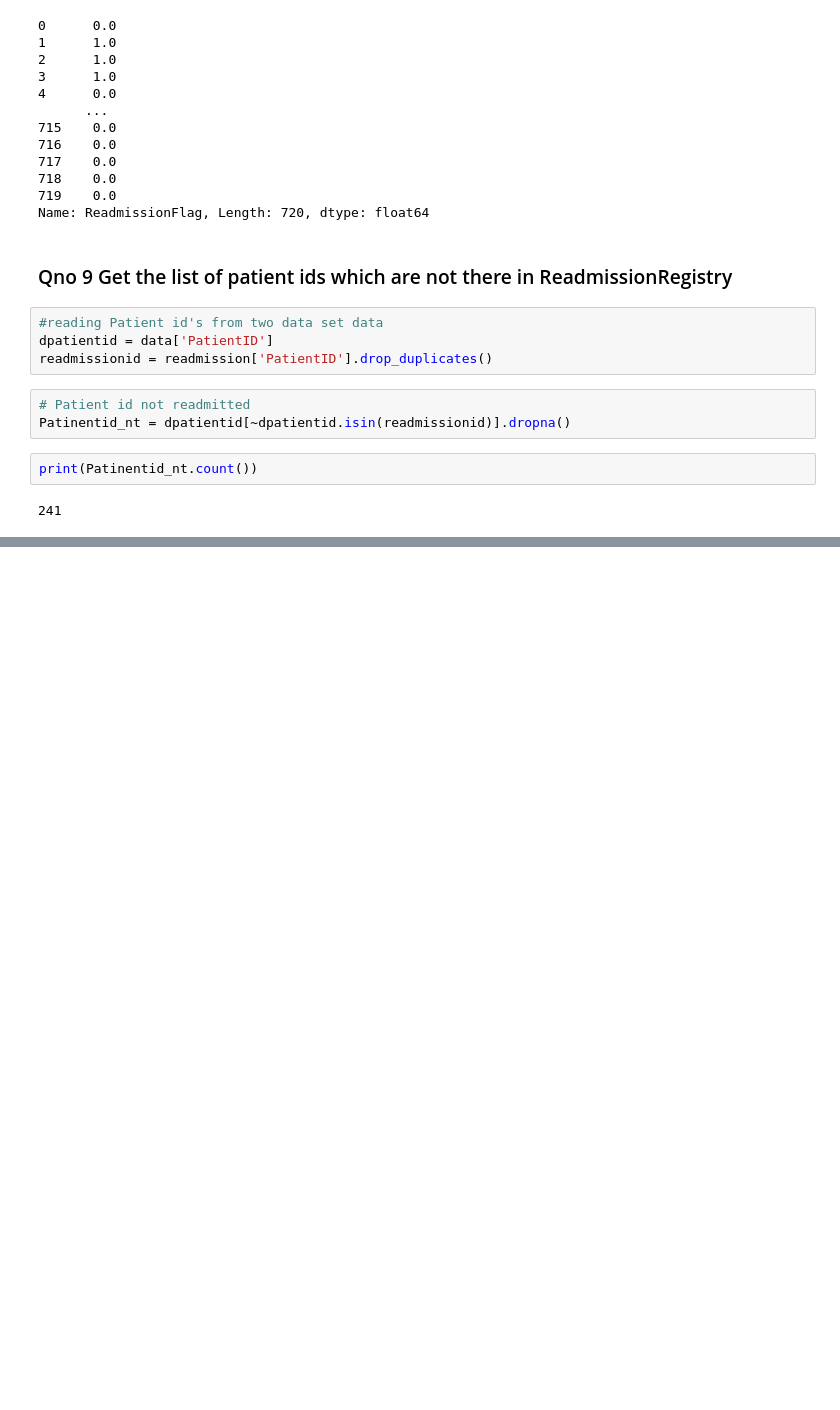
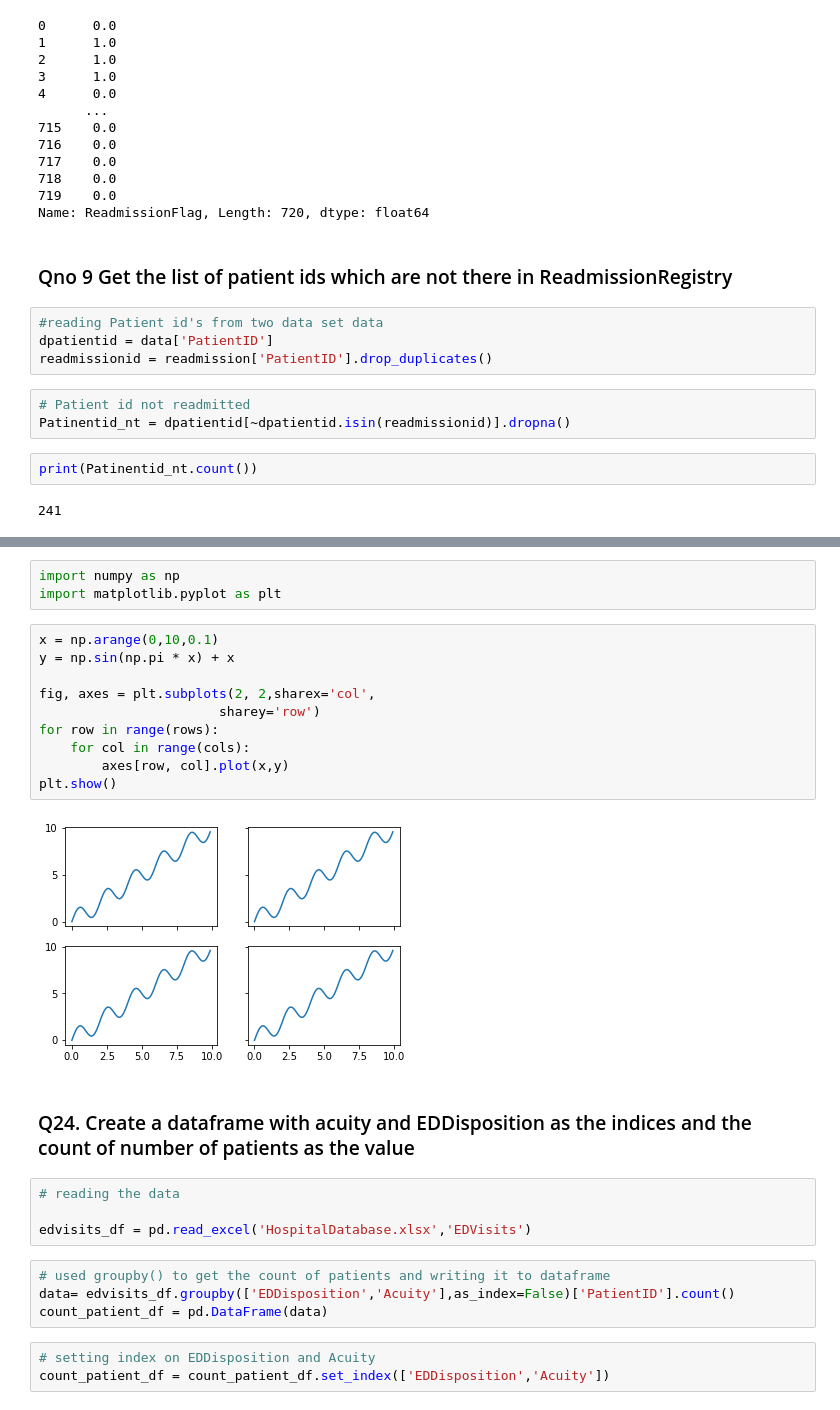
Before and after one commit to sita47/BuddingNinjas_PythonHackathon, a Jupyter notebook: kkpythonhackathon-checkpoint.ipynb, the cells around one changed output, grey strips where cells are left out. Saved outputs shown, nothing was run; the diff lists cells and outputs as text; blank space fills up the shorter version.

```diff
--- a/kkpythonhackathon-checkpoint.ipynb
+++ b/kkpythonhackathon-checkpoint.ipynb
@@ -148,0 +207,28 @@ Name: PatientID, Length: 241, dtype: int64
+# %%
+import numpy as np
+import matplotlib.pyplot as plt
+# %%
+x = np.arange(0,10,0.1)
+y = np.sin(np.pi * x) + x
+
+fig, axes = plt.subplots(2, 2,sharex='col',
+                       sharey='row')
+for row in range(rows):
+    for col in range(cols):
+        axes[row, col].plot(x,y)
+plt.show()
+# %% [output]
+[figure, added]
+# %% [markdown]
+### Q24. Create a dataframe with acuity and EDDisposition as the indices and the count of number of patients as the value
+# %%
+# reading the data
+
+edvisits_df = pd.read_excel('HospitalDatabase.xlsx','EDVisits')
+# %%
+# used groupby() to get the count of patients and writing it to dataframe
+data= edvisits_df.groupby(['EDDisposition','Acuity'],as_index=False)['PatientID'].count()
+count_patient_df = pd.DataFrame(data)
+# %%
+# setting index on EDDisposition and Acuity
+count_patient_df = count_patient_df.set_index(['EDDisposition','Acuity'])
```
Also changed, not shown: parts of 45 cells of this notebook.
